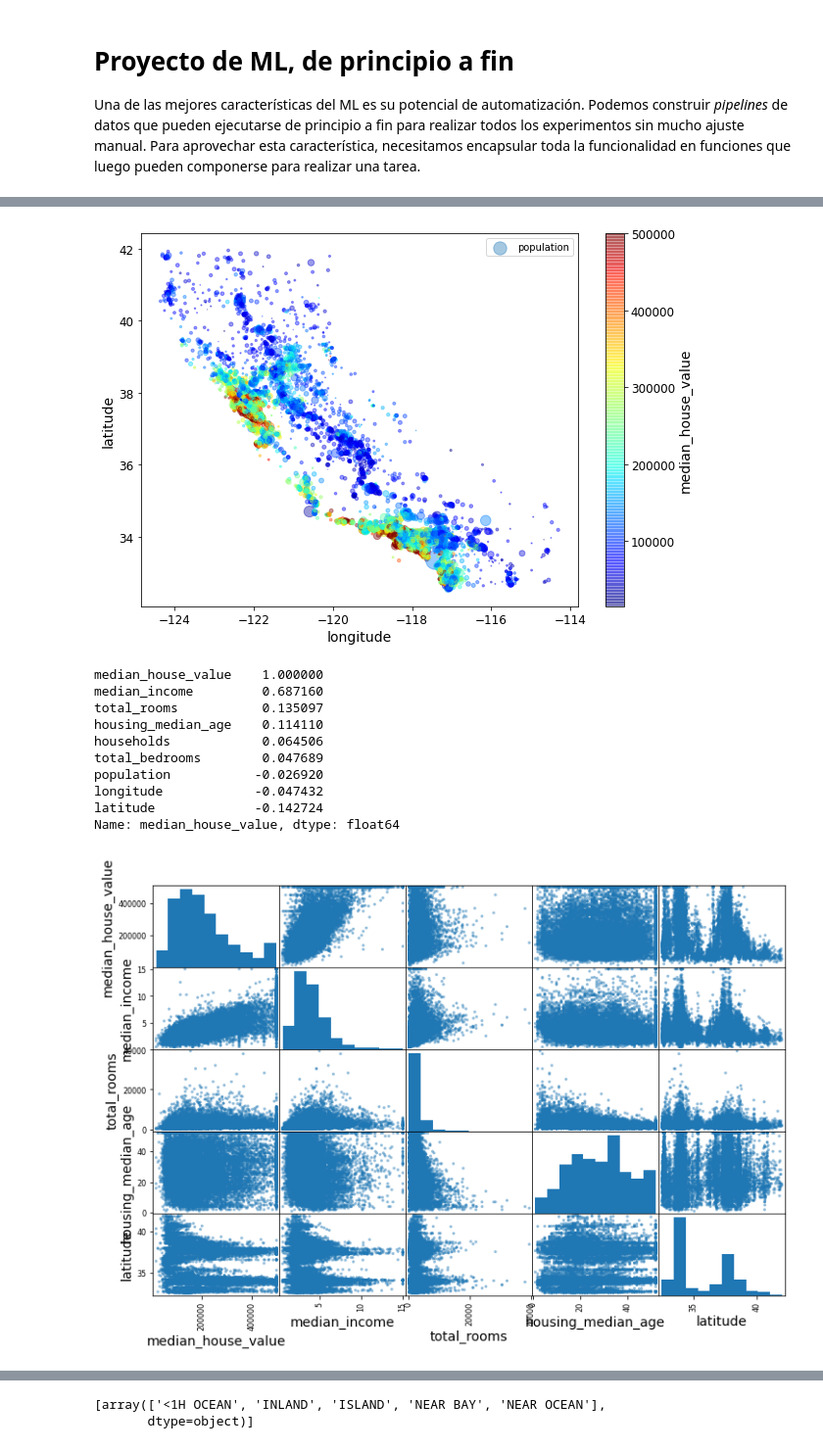
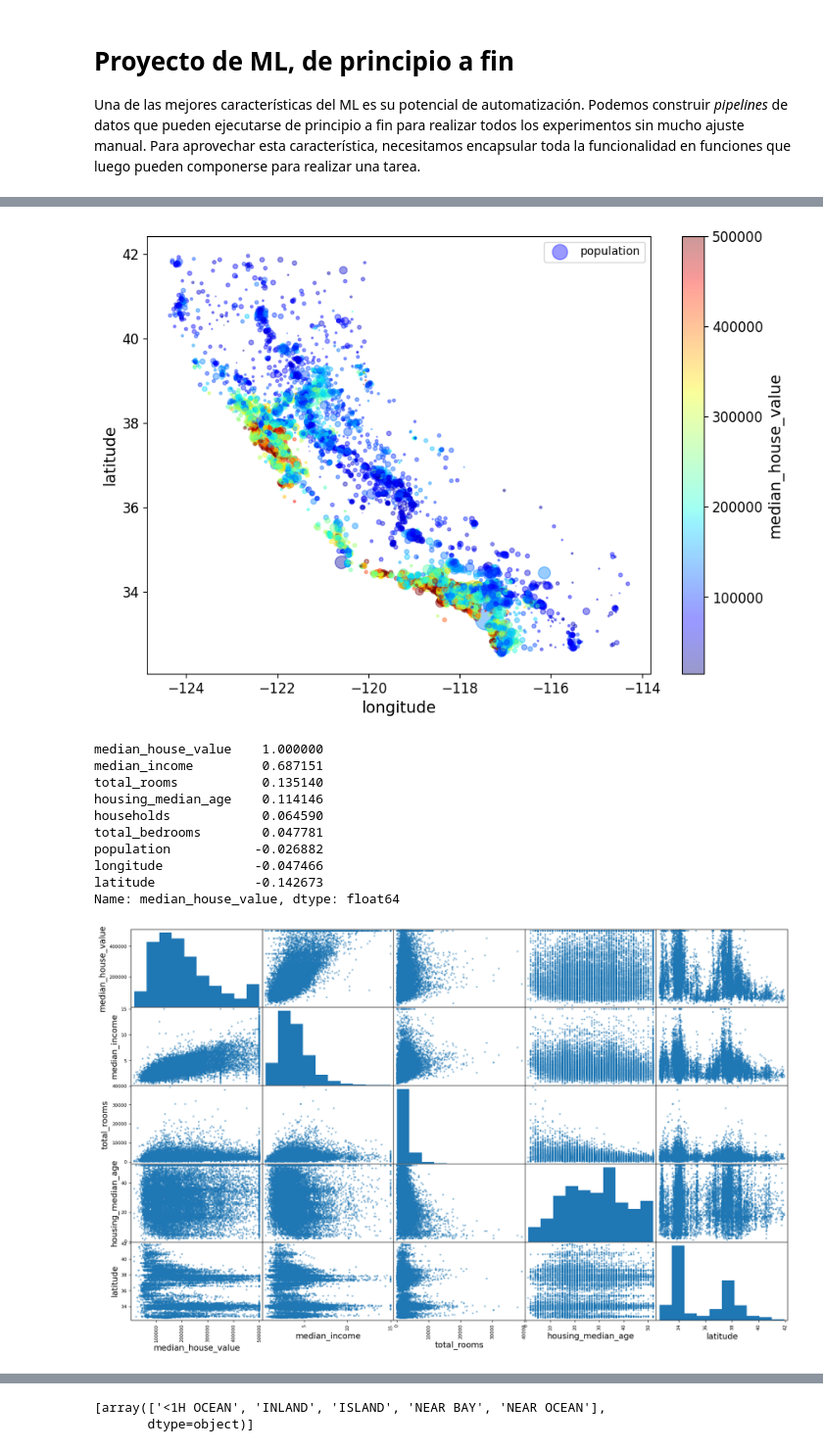
Before and after one commit to juansensio/elcursodeia-code, a Jupyter notebook: ml/02_proyecto_ml.ipynb, the cells around one changed output, grey strips where cells are left out. Shown at 98% size. Saved outputs shown, nothing was run; the diff lists cells and outputs as text; code cells hidden in the pictures.

```diff
--- a/ml/02_proyecto_ml.ipynb
+++ b/ml/02_proyecto_ml.ipynb
@@ -152,5 +123,5 @@ test.to_csv('housing_test.csv', index=False)
 # %%
-data = pd.read_csv('housing_train.csv')
-data.head()
+data = loadData('housing_train.csv')
+data.sample(10)
 # %% [output]
 |  | longitude | latitude | housing_median_age | total_rooms | total_bedrooms | population | households | ... |
@@ -169,31 +192,31 @@ data.plot(kind="scatter", x="longitude", y="latitude", alpha=0.4,
 plt.legend()
 plt.show()
 # %% [output]
-[figure, old version]
+[figure, new version]
 # %%
 # looking for correlations
 
-corr_matrix = data.corr()
+corr_matrix = data.drop(columns=['ocean_proximity']).corr()
 corr_matrix['median_house_value'].sort_values(ascending=False)
 # %% [output]
 median_house_value    1.000000
-median_income         0.687160
-total_rooms           0.135097
-housing_median_age    0.114110
-households            0.064506
-total_bedrooms        0.047689
-population           -0.026920
-longitude            -0.047432
-latitude             -0.142724
+median_income         0.687151
+total_rooms           0.135140
+housing_median_age    0.114146
+households            0.064590
+total_bedrooms        0.047781
+population           -0.026882
+longitude            -0.047466
+latitude             -0.142673
 Name: median_house_value, dtype: float64
 # %%
 from pandas.plotting import scatter_matrix
 
 attributes = ["median_house_value", "median_income", "total_rooms","housing_median_age", "latitude"]
-scatter_matrix(data[attributes], figsize=(12, 8))
+scatter_matrix(data[attributes], figsize=(20, 12))
 plt.show()
 # %% [output]
-[figure, old version]
+[figure, new version]
 # %%
 data.plot(kind="scatter", x="median_income", y="median_house_value", alpha=0.1)
 plt.axis([0, 16, 0, 550000])
```
Also changed, not shown: parts of 79 cells of this notebook, 2 other files.
